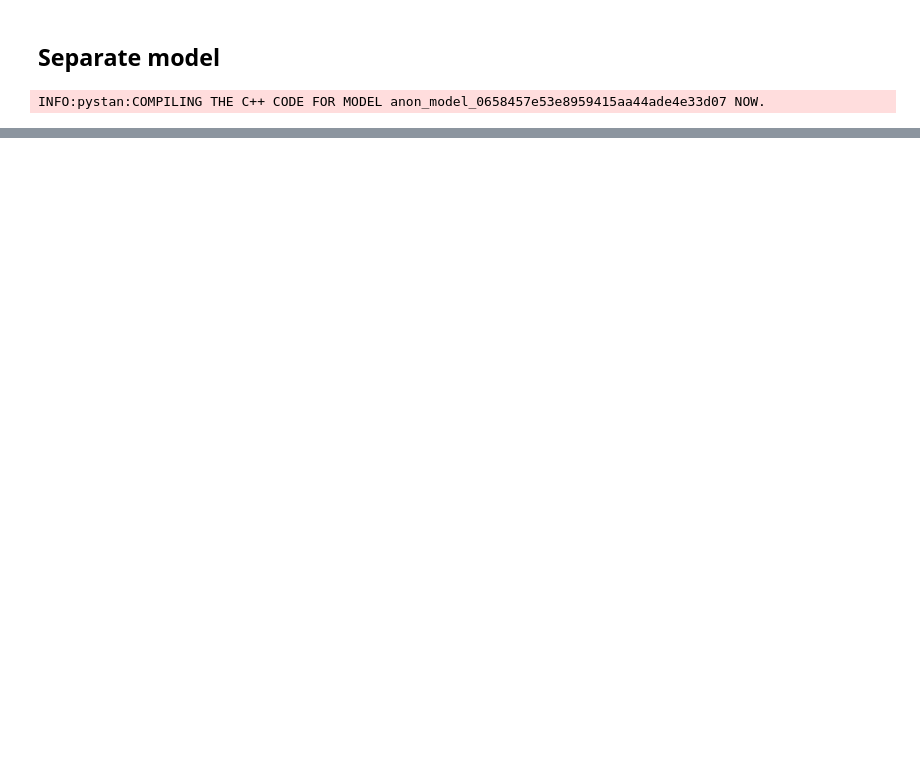
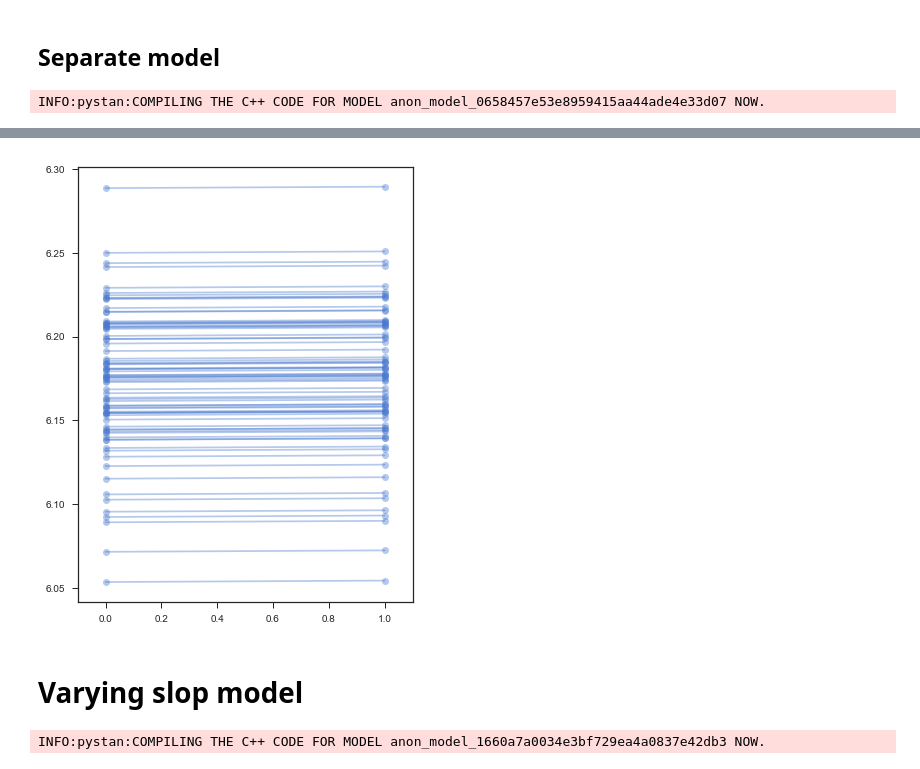
Before and after one commit to cthai721/bda-project, a Jupyter notebook: Effects on Learning of teaching experience.ipynb, the cells around one changed output, grey strips where cells are left out. Cells and saved outputs as stored; diff of their text form; code cells hidden in the pictures; blank space fills up the shorter version.

```diff
--- a/Effects on Learning of teaching experience.ipynb
+++ b/Effects on Learning of teaching experience.ipynb
@@ -507,0 +505,12 @@ plt.show()
+# %%
+xvals = np.arange(2)
+bp = varying_intercept_fit['a'].mean(axis=0)
+mp = varying_intercept_fit['b'].mean()
+plt.figure(figsize=(6,8))
+for bi in bp:
+    plt.plot(xvals, mp*xvals + bi, 'bo-', alpha=0.4)
+plt.xlim(-0.1,1.1);
+# %% [output]
+[figure, added]
+# %% [markdown]
+# Varying slop model
@@ -507,0 +550,10 @@ plt.show()
+# %%
+varying_slope_data = {'N': df.shape[0],
+                          'J': 79,
+                          'school': star.schidkn,
+                          'x': df.loc[:,'year_teaching'],
+                          'y': np.log(df.math)}
+
+varying_slope_fit = pystan.stan(model_code=varying_slope, data=varying_slope_data, iter=1000, chains=2)
+# %% [output]
+INFO:pystan:COMPILING THE C++ CODE FOR MODEL anon_model_1660a7a0034e3bf729ea4a0837e42db3 NOW.
```
Also changed, not shown: parts of 35 cells of this notebook.
